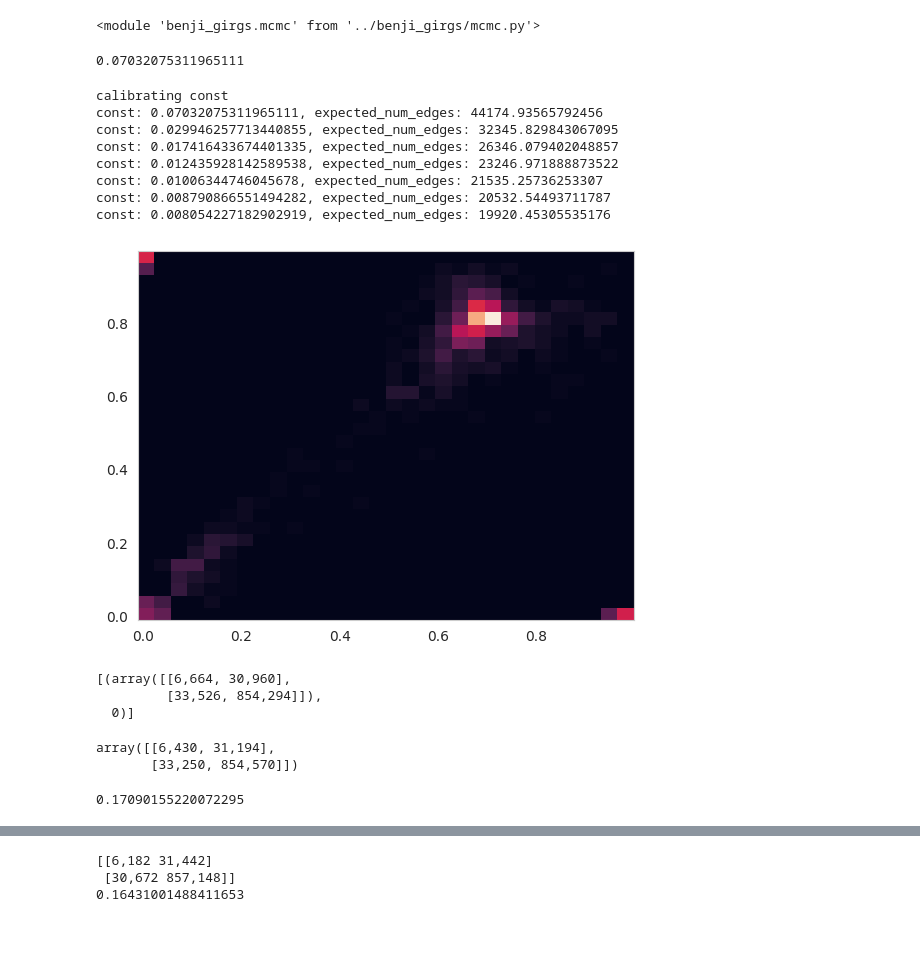
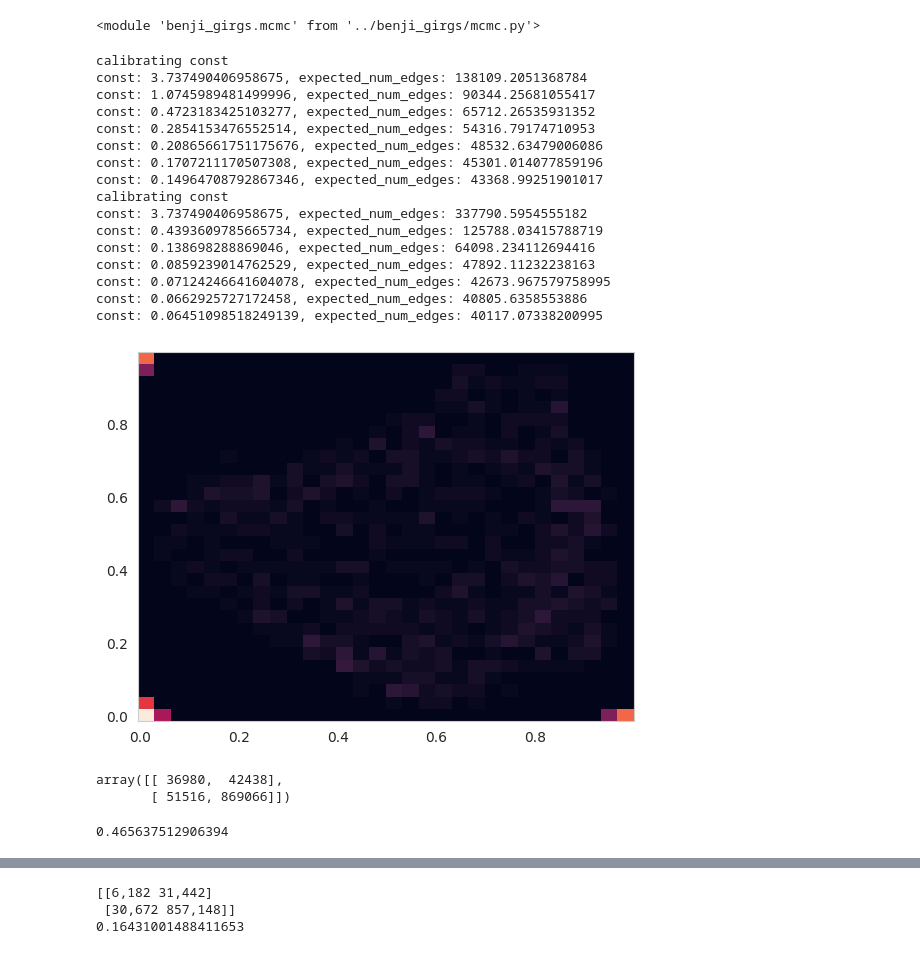
Before and after one commit to BenjiDayan/GIRGs, a Jupyter notebook: benji_src/notebooks/MCMC_girgtest4_failureprobs_clmixin.ipynb, the cells around one changed output, grey strips where cells are left out. Saved outputs shown, nothing was run; the diff lists cells and outputs as text; code cells hidden in the pictures.

Commit message:
BIC and MCMC ipynbs

```diff
--- a/benji_src/notebooks/MCMC_girgtest4_failureprobs_clmixin.ipynb
+++ b/benji_src/notebooks/MCMC_girgtest4_failureprobs_clmixin.ipynb
@@ -87,13 +109,13 @@ size of largest component       962 (100.00 %)
 # %%
-# n = 1500
-# d=2
-# tau=2.1
-# alpha=1.2
-# desiredAvgDegree=100.0
-#
-# g, edges, weights, pts, const = generation.generate_GIRG_nk(n, d, tau, alpha, desiredAvgDegree=desiredAvgDegree,
-#                                                                 points_type=points.PointsCube)
-#
-# g = utils.get_largest_component(g)
-# nk.overview(g)
-# n = g.numberOfNodes()
+n = 1000
+d=2
+tau=2.5
+alpha=1.3
+desiredAvgDegree=100.0
+
+g, edges, weights, pts, const = generation.generate_GIRG_nk(n, d, tau, alpha, desiredAvgDegree=desiredAvgDegree,
+                                                                points_type=points.PointsCube)
+
+g = utils.get_largest_component(g)
+nk.overview(g)
+n = g.numberOfNodes()
@@ -103,60 +138,60 @@ importlib.reload(mcmc)
 from tests import test_mcmc
 # %% [output]
 <module 'benji_girgs.mcmc' from '../benji_girgs/mcmc.py'>
-# %%
-const
-# %% [output]
-0.07032075311965111
 # %%
 # g, A, weights, const, pts, MC = mcmc.g_initialised_mcmc(g, alpha=alpha, const=const, pts_d=2, diffmap_init=True, graph_name='socfb-Amherst41')
 
 n = g.numberOfNodes()
 
 gnx = nk.nxadapter.nk2nx(g)
 A = nx.adjacency_matrix(gnx).todense()
 
 weights = np.array(utils.graph_degrees_to_weights(g))
 
-a, B, pts = utils.get_diffmap_and_points(g, process='restrict_uniform_edges')
+a, B, pts_dm = utils.get_diffmap_and_points(g, process='restrict_uniform_edges', ds=2)
 
 # pts = points.PointsCube(pts[:, 0:2])
 #
 #
 # ds=2
 # outputs = []
 # for k in range(0, ds):
 #     output = utils.cubify_dim(pts, k=k, perc_near=0.1)
 #     outputs.append(output)
 # pts_cube = np.stack(outputs, axis=-1)
 #
 # pts_uniform = utils.uniformify_pts(pts)
 
-pts = points.PointsCube(pts)
+pts_dm = points.PointsCube(pts_dm)
 
-MC = mcmc.MCMC_girg(g, weights, alpha, const, pts.copy(), pool=True, graph_name='socfb-Amherst41', failure_prob=0.3, cl_mixin_prob=0.5)
+MC = mcmc.MCMC_girg(g, weights, alpha, const, pts_dm.copy(), pool=True, graph_name='n=1500 2D GIRG', failure_prob=0.3, cl_mixin_prob=0.5)
+MC_simple = mcmc.MCMC_girg(g, weights, alpha, const, pts_dm.copy(), pool=True, graph_name='n=1500 2D GIRG')
+
 _ = plt.hist2d(MC.pts[:, 0], MC.pts[:, 1], bins=30)
 # %% [output]
 calibrating const
-const: 0.07032075311965111, expected_num_edges: 44174.93565792456
-const: 0.029946257713440855, expected_num_edges: 32345.829843067095
-const: 0.017416433674401335, expected_num_edges: 26346.079402048857
-const: 0.012435928142589538, expected_num_edges: 23246.971888873522
-const: 0.01006344746045678, expected_num_edges: 21535.25736253307
-const: 0.008790866551494282, expected_num_edges: 20532.54493711787
-const: 0.008054227182902919, expected_num_edges: 19920.45305535176
+const: 3.737490406958675, expected_num_edges: 138109.2051368784
+const: 1.0745989481499996, expected_num_edges: 90344.25681055417
+const: 0.4723183425103277, expected_num_edges: 65712.26535931352
+const: 0.2854153476552514, expected_num_edges: 54316.79174710953
+const: 0.20865661751175676, expected_num_edges: 48532.63479006086
+const: 0.1707211170507308, expected_num_edges: 45301.014077859196
+const: 0.14964708792867346, expected_num_edges: 43368.99251901017
+calibrating const
+const: 3.737490406958675, expected_num_edges: 337790.5954555182
+const: 0.4393609785665734, expected_num_edges: 125788.03415788719
+const: 0.138698288869046, expected_num_edges: 64098.234112694416
+const: 0.0859239014762529, expected_num_edges: 47892.11232238163
+const: 0.07124246641604078, expected_num_edges: 42673.967579758995
+const: 0.0662925727172458, expected_num_edges: 40805.6358553886
+const: 0.06451098518249139, expected_num_edges: 40117.07338200995
-[figure, old version]
+[figure, new version]
-# %%
-MC.outs
-# %% [output]
-[(array([[6,664, 30,960],
-         [33,526, 854,294]]),
-  0)]
 # %%
 self = MC
 g_out, A_out, out, percent_edges_captured, percent_fake_edges_wrong = self.get_CM(self.A)
 out
 percent_edges_captured
 # %% [output]
-array([[6,430, 31,194],
-       [33,250, 854,570]])
+array([[ 36980,  42438],
+       [ 51516, 869066]])
-0.17090155220072295
+0.465637512906394
```
Also changed, not shown: parts of 21 cells of this notebook, 9 other files.
